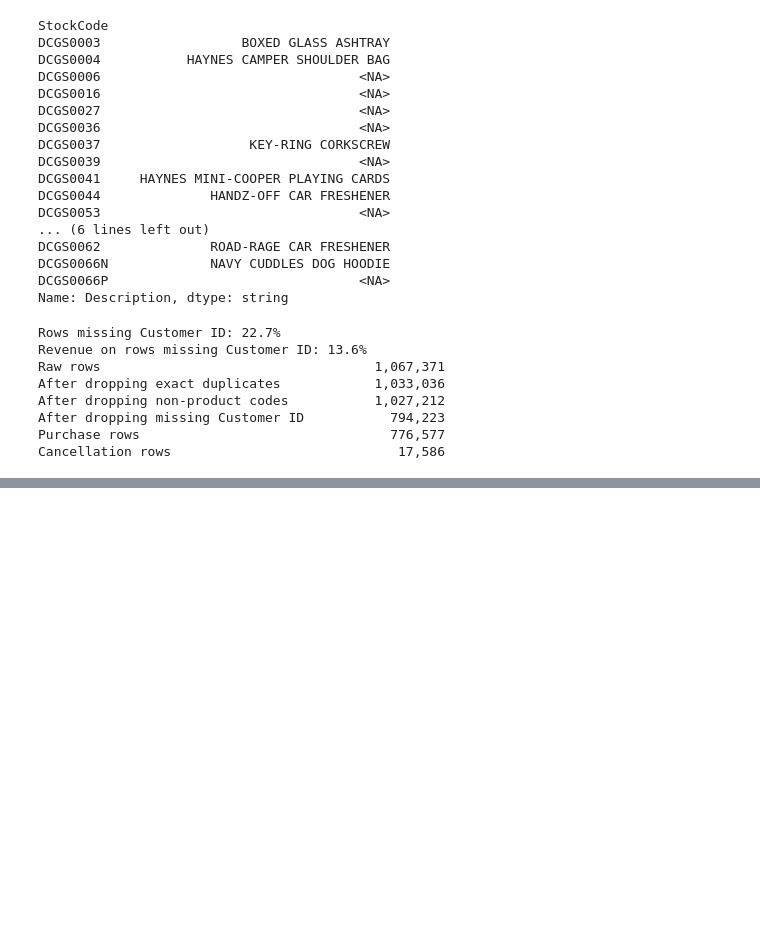
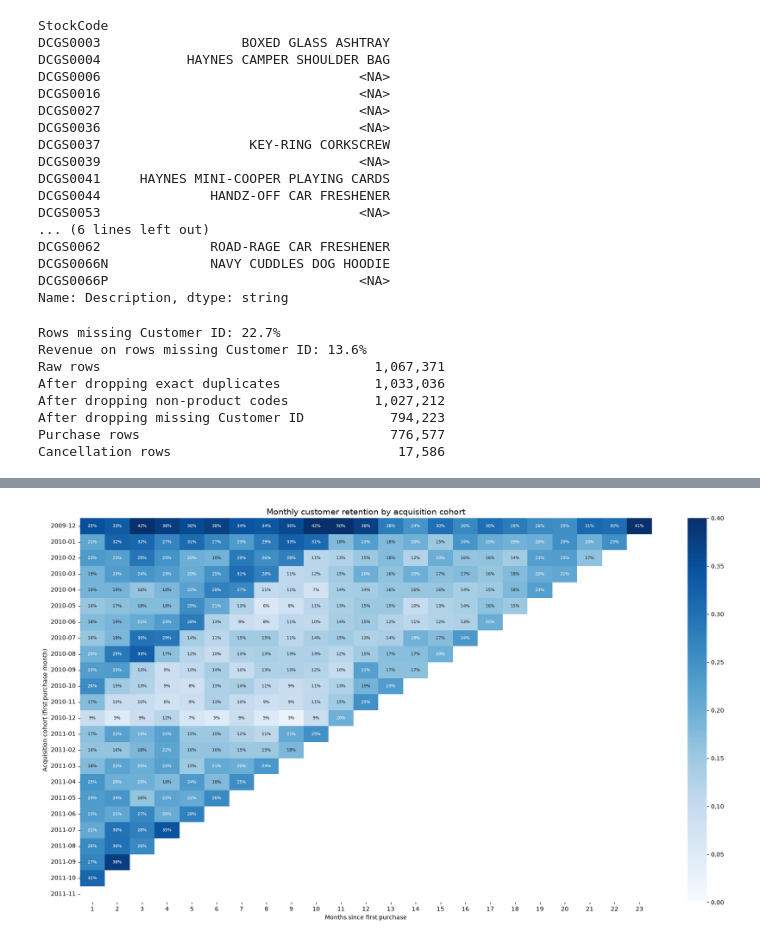
Before and after one commit to ZackSmith16/customer-cohort-ltv-analysis, a Jupyter notebook: notebooks/cohort_ltv_analysis.ipynb, the cells around one changed output, grey strips where cells are left out. Cells and saved outputs as stored; diff of their text form; code cells hidden in the pictures; blank space fills up the shorter version.

Commit message:
Add cohort assignment and retention heatmap

```diff
--- a/notebooks/cohort_ltv_analysis.ipynb
+++ b/notebooks/cohort_ltv_analysis.ipynb
@@ -147,0 +183,16 @@ Cancellation rows                             17,586
+# %%
+cutoff = pd.Period("2011-12", freq="M")
+retention_data = purchases[purchases["InvoiceMonth"] < cutoff]
+
+# Count active customers for each cohort in each month since acquisition
+cohort_counts = (
+    retention_data.groupby(["CohortMonth", "CohortIndex"])["Customer ID"]
+    .nunique()
+    .unstack()
+)
+
+# Divide each row by its month-0 size to get retention rates
+cohort_sizes = cohort_counts[0]
+retention = cohort_counts.divide(cohort_sizes, axis=0)
+
+print(retention.round(2).iloc[:, :7])
@@ -147,0 +217,26 @@ Cancellation rows                             17,586
+# %%
+import os
+import matplotlib.pyplot as plt
+import seaborn as sns
+
+os.makedirs("../images", exist_ok=True)
+
+fig, ax = plt.subplots(figsize=(18, 10))
+sns.heatmap(
+    retention.drop(columns=0),
+    annot=True,
+    fmt=".0%",
+    annot_kws={"size": 7},
+    cmap="Blues",
+    vmin=0,
+    vmax=0.4,
+    ax=ax,
+)
+ax.set_title("Monthly customer retention by acquisition cohort", fontsize=14)
+ax.set_xlabel("Months since first purchase")
+ax.set_ylabel("Acquisition cohort (first purchase month)")
+plt.tight_layout()
+fig.savefig("../images/retention_heatmap.png", dpi=150, bbox_inches="tight")
+plt.show()
+# %% [output]
+[figure, added]
```
Also changed, not shown: parts of 2 cells of this notebook, 1 other file.
